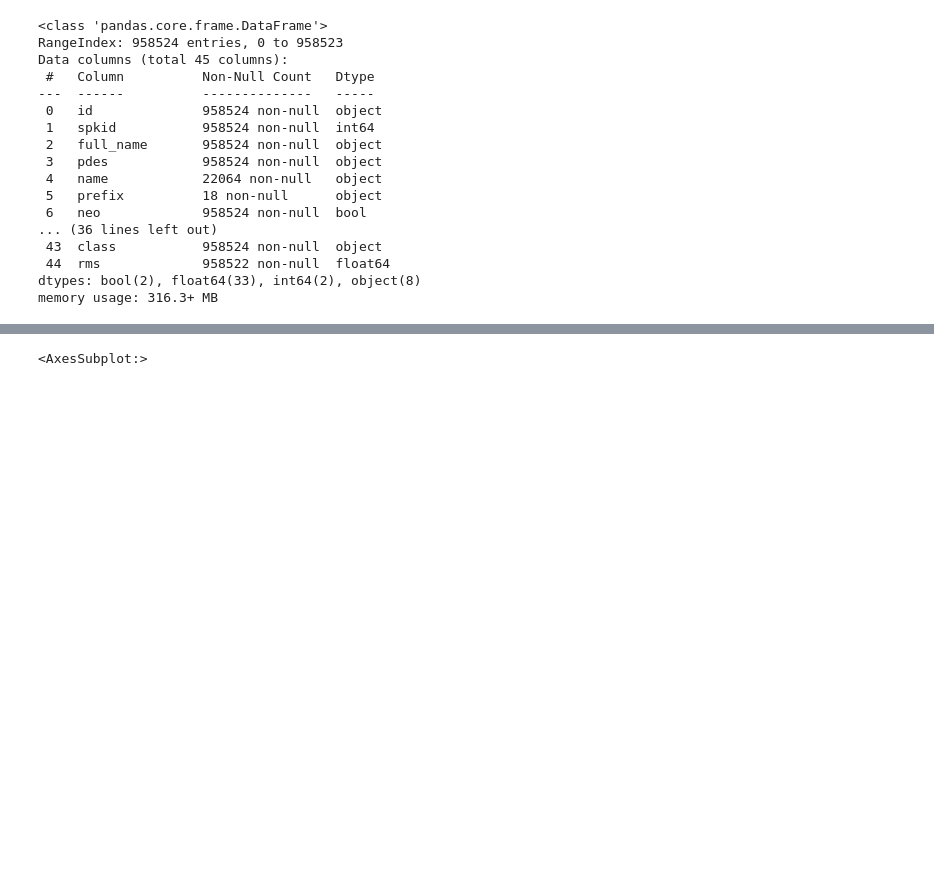
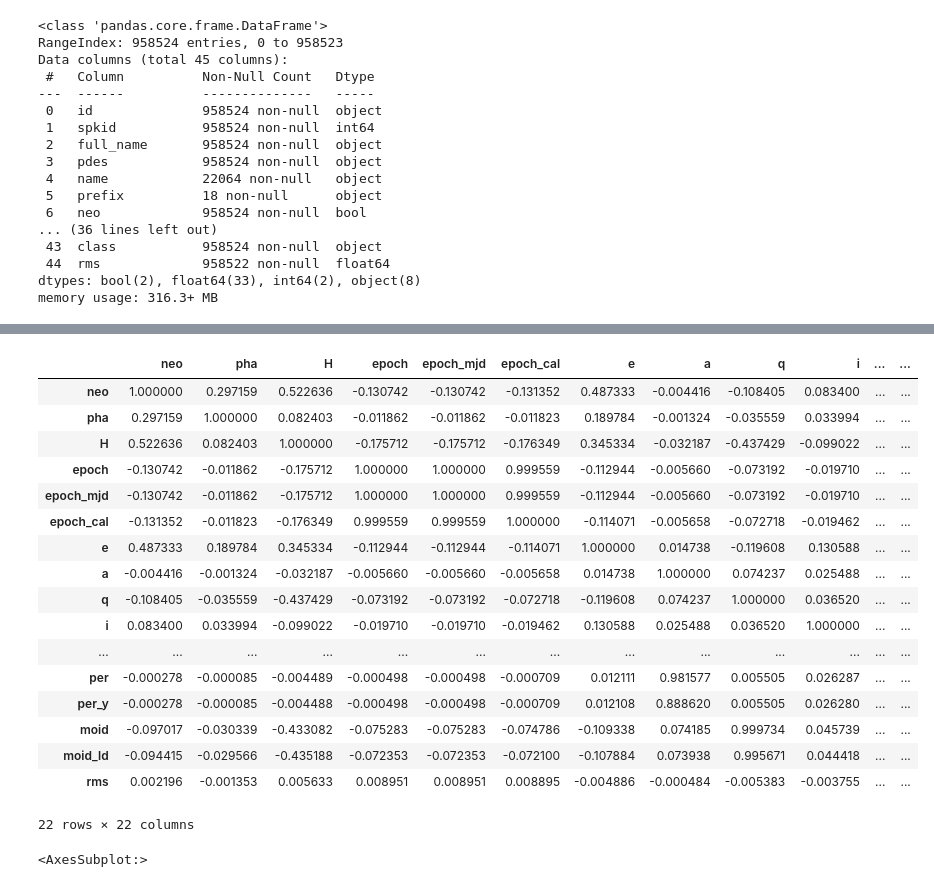
Before and after one commit to davidyangnyc/data119_midterm, a Jupyter notebook: Midterm_David.ipynb, the cells around one changed output, grey strips where cells are left out. Saved outputs shown, nothing was run; the diff lists cells and outputs as text; code cells hidden in the pictures; blank space fills up the shorter version.

```diff
--- a/Midterm_David.ipynb
+++ b/Midterm_David.ipynb
@@ -144,3 +151,24 @@ cleaned_data
+# %%
+cleaned_data.corr()
+# %% [output]
+|  | neo | pha | H | epoch | epoch_mjd | epoch_cal | e | a | q | i | ... | ... |
+| neo | 1.000000 | 0.297159 | 0.522636 | -0.130742 | -0.130742 | -0.131352 | 0.487333 | -0.004416 | -0.108405 | 0.083400 | ... | ... |
+| pha | 0.297159 | 1.000000 | 0.082403 | -0.011862 | -0.011862 | -0.011823 | 0.189784 | -0.001324 | -0.035559 | 0.033994 | ... | ... |
+| H | 0.522636 | 0.082403 | 1.000000 | -0.175712 | -0.175712 | -0.176349 | 0.345334 | -0.032187 | -0.437429 | -0.099022 | ... | ... |
+| epoch | -0.130742 | -0.011862 | -0.175712 | 1.000000 | 1.000000 | 0.999559 | -0.112944 | -0.005660 | -0.073192 | -0.019710 | ... | ... |
+| epoch_mjd | -0.130742 | -0.011862 | -0.175712 | 1.000000 | 1.000000 | 0.999559 | -0.112944 | -0.005660 | -0.073192 | -0.019710 | ... | ... |
+| epoch_cal | -0.131352 | -0.011823 | -0.176349 | 0.999559 | 0.999559 | 1.000000 | -0.114071 | -0.005658 | -0.072718 | -0.019462 | ... | ... |
+| e | 0.487333 | 0.189784 | 0.345334 | -0.112944 | -0.112944 | -0.114071 | 1.000000 | 0.014738 | -0.119608 | 0.130588 | ... | ... |
+| a | -0.004416 | -0.001324 | -0.032187 | -0.005660 | -0.005660 | -0.005658 | 0.014738 | 1.000000 | 0.074237 | 0.025488 | ... | ... |
+| q | -0.108405 | -0.035559 | -0.437429 | -0.073192 | -0.073192 | -0.072718 | -0.119608 | 0.074237 | 1.000000 | 0.036520 | ... | ... |
+| i | 0.083400 | 0.033994 | -0.099022 | -0.019710 | -0.019710 | -0.019462 | 0.130588 | 0.025488 | 0.036520 | 1.000000 | ... | ... |
+| ... | ... | ... | ... | ... | ... | ... | ... | ... | ... | ... | ... | ... |
+| per | -0.000278 | -0.000085 | -0.004489 | -0.000498 | -0.000498 | -0.000709 | 0.012111 | 0.981577 | 0.005505 | 0.026287 | ... | ... |
+| per_y | -0.000278 | -0.000085 | -0.004488 | -0.000498 | -0.000498 | -0.000709 | 0.012108 | 0.888620 | 0.005505 | 0.026280 | ... | ... |
+| moid | -0.097017 | -0.030339 | -0.433082 | -0.075283 | -0.075283 | -0.074786 | -0.109338 | 0.074185 | 0.999734 | 0.045739 | ... | ... |
+| moid_ld | -0.094415 | -0.029566 | -0.435188 | -0.072353 | -0.072353 | -0.072100 | -0.107884 | 0.073938 | 0.995671 | 0.044418 | ... | ... |
+| rms | 0.002196 | -0.001353 | 0.005633 | 0.008951 | 0.008951 | 0.008895 | -0.004886 | -0.000484 | -0.005383 | -0.003755 | ... | ... |
+22 rows × 22 columns
 # %%
 corr = df.corr()
 corr = corr[abs(corr)>.2]
```
Also changed, not shown: parts of 28 cells of this notebook.
